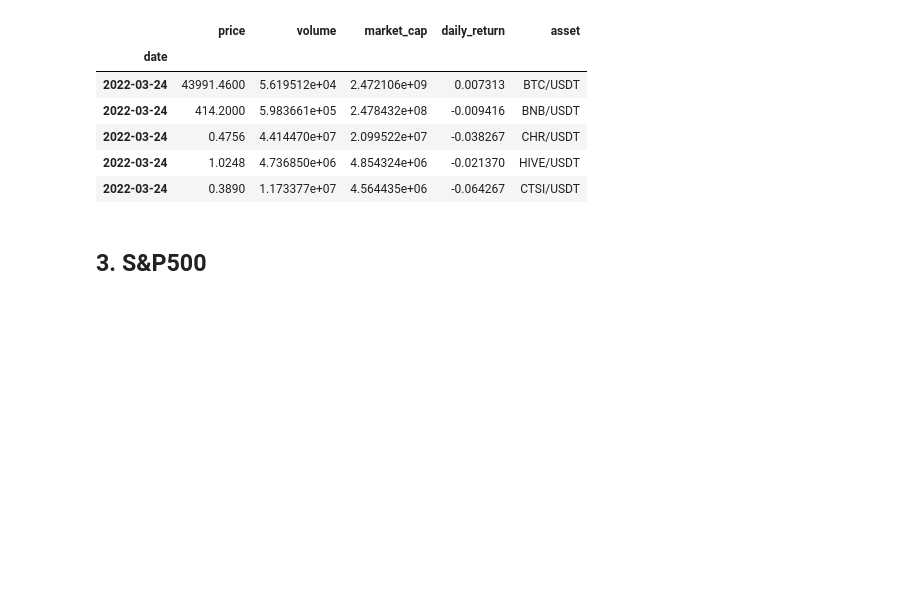
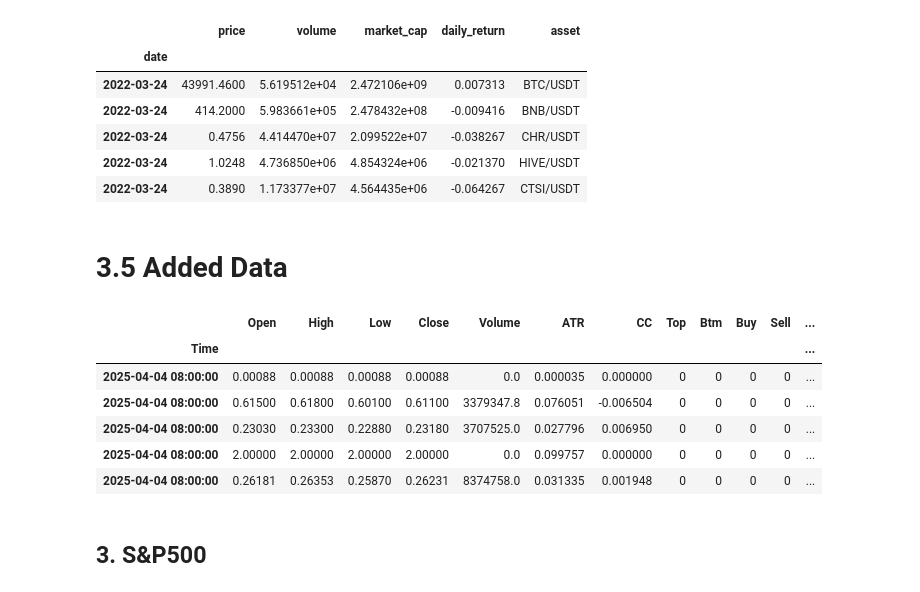
Before and after one commit to shinbeann/Digital-Asset-Prediction, a Jupyter notebook: notebooks/data_processing.ipynb, the cells around one changed output. Drawn from its saved outputs; the diff is of its cells as text; code cells hidden in the pictures; blank space fills up the shorter version.

Commit message:
data changes

```diff
--- a/notebooks/data_processing.ipynb
+++ b/notebooks/data_processing.ipynb
@@ -83,6 +102,21 @@ crypto.head()
 | 2022-03-24 | 0.4756 | 4.414470e+07 | 2.099522e+07 | -0.038267 | CHR/USDT |
 | 2022-03-24 | 1.0248 | 4.736850e+06 | 4.854324e+06 | -0.021370 | HIVE/USDT |
 | 2022-03-24 | 0.3890 | 1.173377e+07 | 4.564435e+06 | -0.064267 | CTSI/USDT |
+# %% [markdown]
+# 3.5 Added Data
+# %%
+crypto_full = pd.read_csv("data/raw/collated_data.csv")
+crypto_full['Time'] = pd.to_datetime(crypto_full['Time'])
+crypto_full = crypto_full.set_index('Time').sort_index(ascending=False)
+crypto_full.head()
+# %% [output]
+|  | Open | High | Low | Close | Volume | ATR | CC | Top | Btm | Buy | Sell | ... |
+| Time |  |  |  |  |  |  |  |  |  |  |  | ... |
+| 2025-04-04 08:00:00 | 0.00088 | 0.00088 | 0.00088 | 0.00088 | 0.0 | 0.000035 | 0.000000 | 0 | 0 | 0 | 0 | ... |
+| 2025-04-04 08:00:00 | 0.61500 | 0.61800 | 0.60100 | 0.61100 | 3379347.8 | 0.076051 | -0.006504 | 0 | 0 | 0 | 0 | ... |
+| 2025-04-04 08:00:00 | 0.23030 | 0.23300 | 0.22880 | 0.23180 | 3707525.0 | 0.027796 | 0.006950 | 0 | 0 | 0 | 0 | ... |
+| 2025-04-04 08:00:00 | 2.00000 | 2.00000 | 2.00000 | 2.00000 | 0.0 | 0.099757 | 0.000000 | 0 | 0 | 0 | 0 | ... |
+| 2025-04-04 08:00:00 | 0.26181 | 0.26353 | 0.25870 | 0.26231 | 8374758.0 | 0.031335 | 0.001948 | 0 | 0 | 0 | 0 | ... |
 # %% [markdown]
 ## 3. S&P500
 # %%
```
Also changed, not shown: parts of 2 cells of this notebook, 5 other files.
